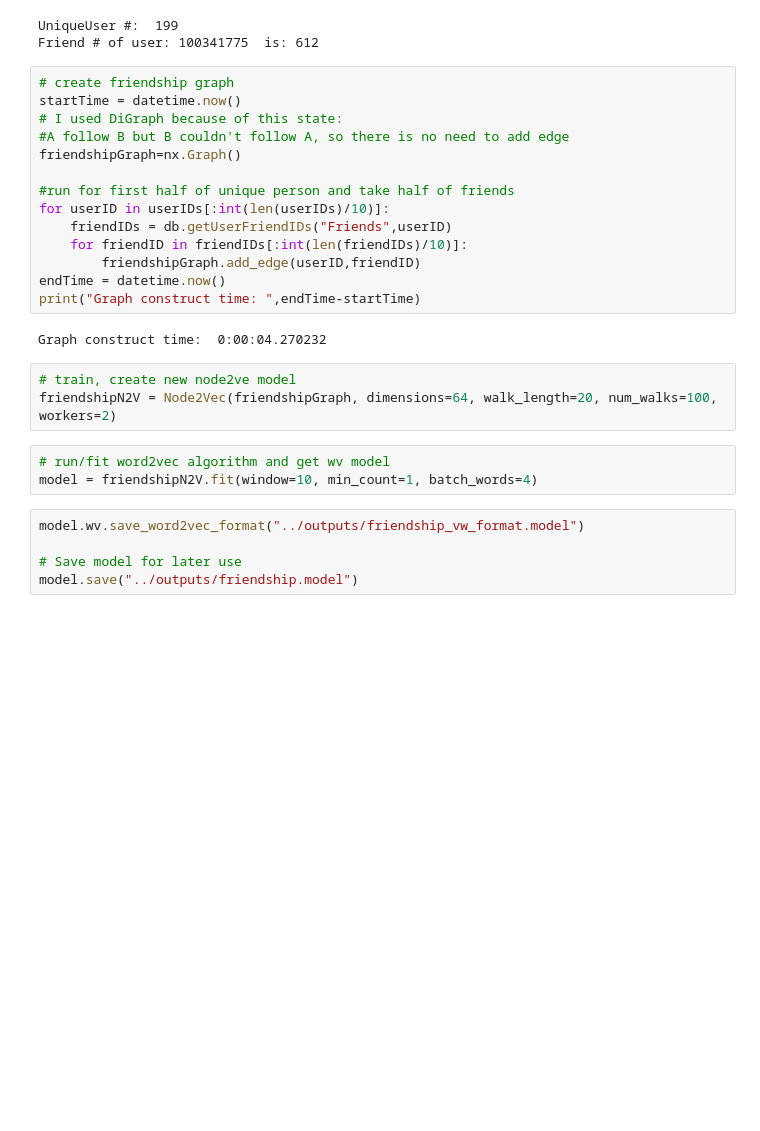
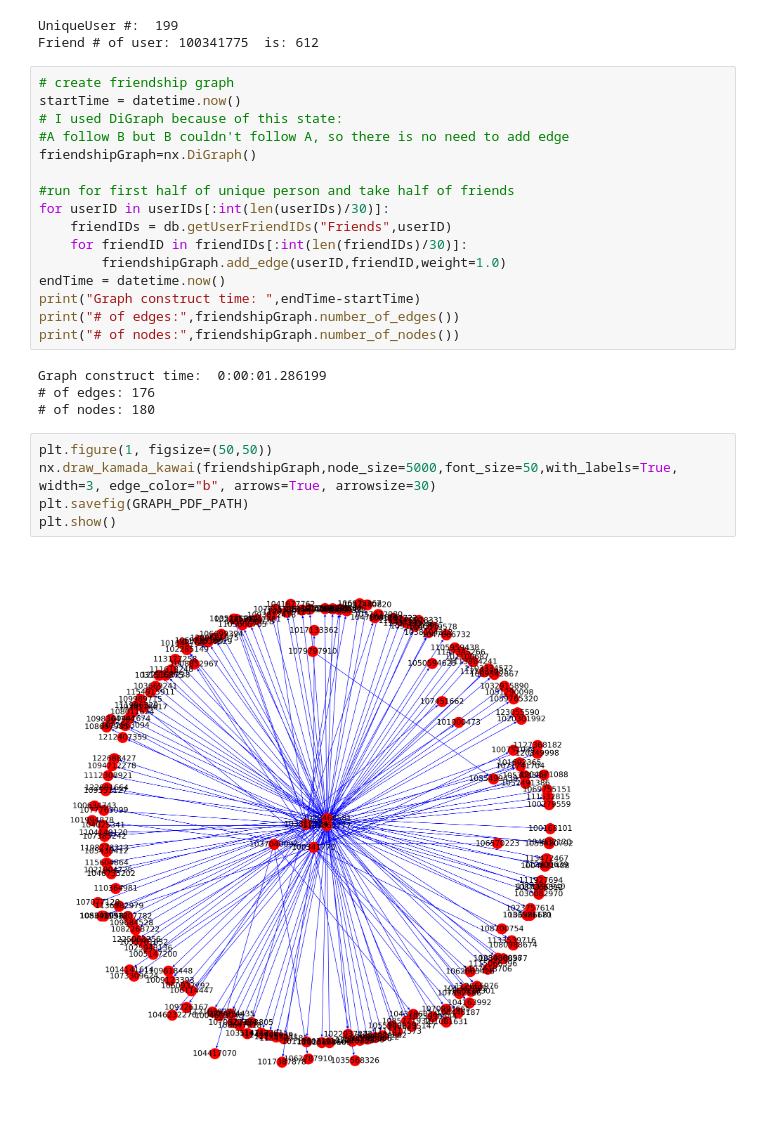
Before and after one commit to GTU-Projects/CSE496_Node2Vec_2018, a Jupyter notebook: src/friendship.ipynb, the cells around one changed output. Drawn from its saved outputs; the diff is of its cells as text; blank space fills up the shorter version.

```diff
--- a/src/friendship.ipynb
+++ b/src/friendship.ipynb
@@ -60,25 +73,25 @@ Friend # of user: 100341775  is: 612
 startTime = datetime.now()
 # I used DiGraph because of this state:
 #A follow B but B couldn't follow A, so there is no need to add edge
-friendshipGraph=nx.Graph()
+friendshipGraph=nx.DiGraph()
 
 #run for first half of unique person and take half of friends
-for userID in userIDs[:int(len(userIDs)/10)]:
+for userID in userIDs[:int(len(userIDs)/30)]:
     friendIDs = db.getUserFriendIDs("Friends",userID)
-    for friendID in friendIDs[:int(len(friendIDs)/10)]:
-        friendshipGraph.add_edge(userID,friendID)
+    for friendID in friendIDs[:int(len(friendIDs)/30)]:
+        friendshipGraph.add_edge(userID,friendID,weight=1.0)
 endTime = datetime.now()
 print("Graph construct time: ",endTime-startTime)
+print("# of edges:",friendshipGraph.number_of_edges())
+print("# of nodes:",friendshipGraph.number_of_nodes())
 # %% [output]
-Graph construct time:  0:00:04.270232
+Graph construct time:  0:00:01.286199
+# of edges: 176
+# of nodes: 180
-# %%
-# train, create new node2ve model
-friendshipN2V = Node2Vec(friendshipGraph, dimensions=64, walk_length=20, num_walks=100, workers=2)
-# %%
-# run/fit word2vec algorithm and get wv model
-model = friendshipN2V.fit(window=10, min_count=1, batch_words=4)
-# %%
-model.wv.save_word2vec_format("../outputs/friendship_vw_format.model")
-
-# Save model for later use
-model.save("../outputs/friendship.model")
+# %%
+plt.figure(1, figsize=(50,50))
+nx.draw_kamada_kawai(friendshipGraph,node_size=5000,font_size=50,with_labels=True, width=3, edge_color="b", arrows=True, arrowsize=30)
+plt.savefig(GRAPH_PDF_PATH)
+plt.show()
+# %% [output]
+[figure, added]
```
Also changed, not shown: parts of 14 cells of this notebook, 5 other files.
